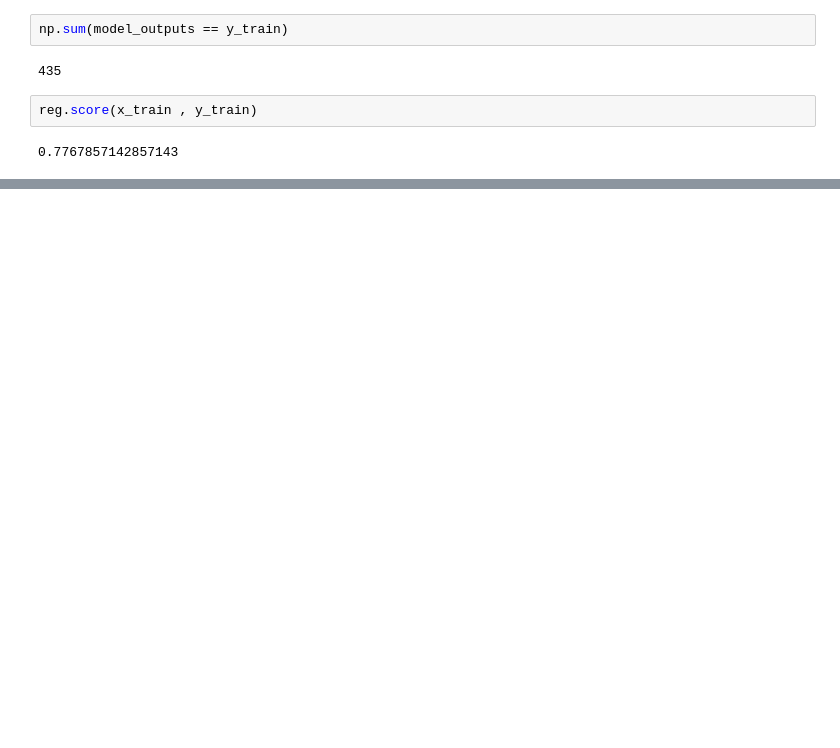
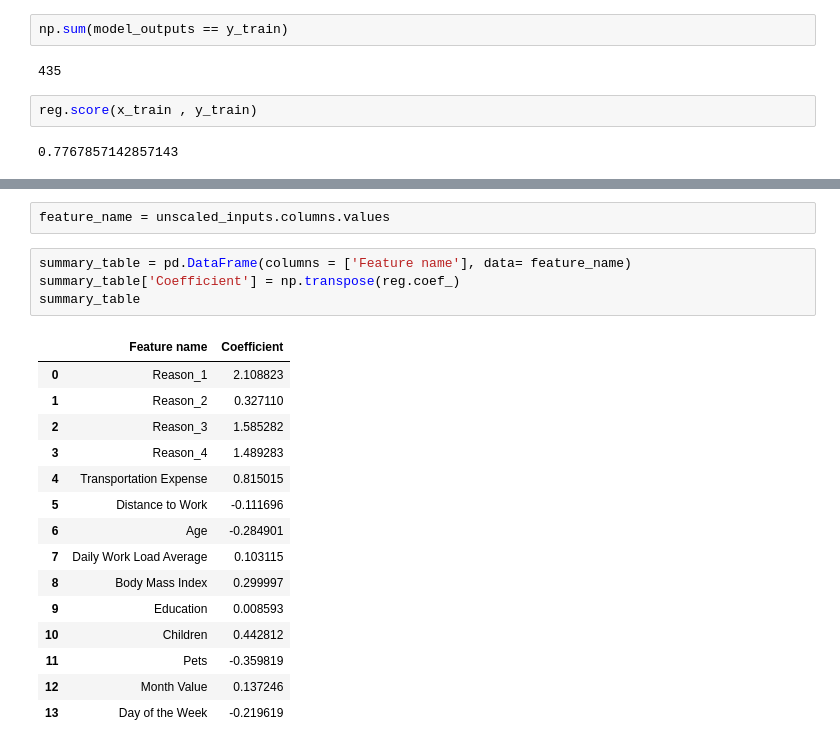
Before and after one commit to MarcelaMonteiroMontenegroGallo/Python, a Jupyter notebook: Absenteeism_at_work.ipynb, the cells around one changed output, grey strips where cells are left out. Saved outputs shown, nothing was run; the diff lists cells and outputs as text; blank space fills up the shorter version.

```diff
--- a/Absenteeism_at_work.ipynb
+++ b/Absenteeism_at_work.ipynb
@@ -543,0 +545,22 @@ reg.score(x_train , y_train)
+# %%
+feature_name = unscaled_inputs.columns.values
+# %%
+summary_table = pd.DataFrame(columns = ['Feature name'], data= feature_name)
+summary_table['Coefficient'] = np.transpose(reg.coef_)
+summary_table
+# %% [output]
+|  | Feature name | Coefficient |
+| 0 | Reason_1 | 2.108823 |
+| 1 | Reason_2 | 0.327110 |
+| 2 | Reason_3 | 1.585282 |
+| 3 | Reason_4 | 1.489283 |
+| 4 | Transportation Expense | 0.815015 |
+| 5 | Distance to Work | -0.111696 |
+| 6 | Age | -0.284901 |
+| 7 | Daily Work Load Average | 0.103115 |
+| 8 | Body Mass Index | 0.299997 |
+| 9 | Education | 0.008593 |
+| 10 | Children | 0.442812 |
+| 11 | Pets | -0.359819 |
+| 12 | Month Value | 0.137246 |
+| 13 | Day of the Week | -0.219619 |
```
Also changed, not shown: parts of 6 cells of this notebook.
